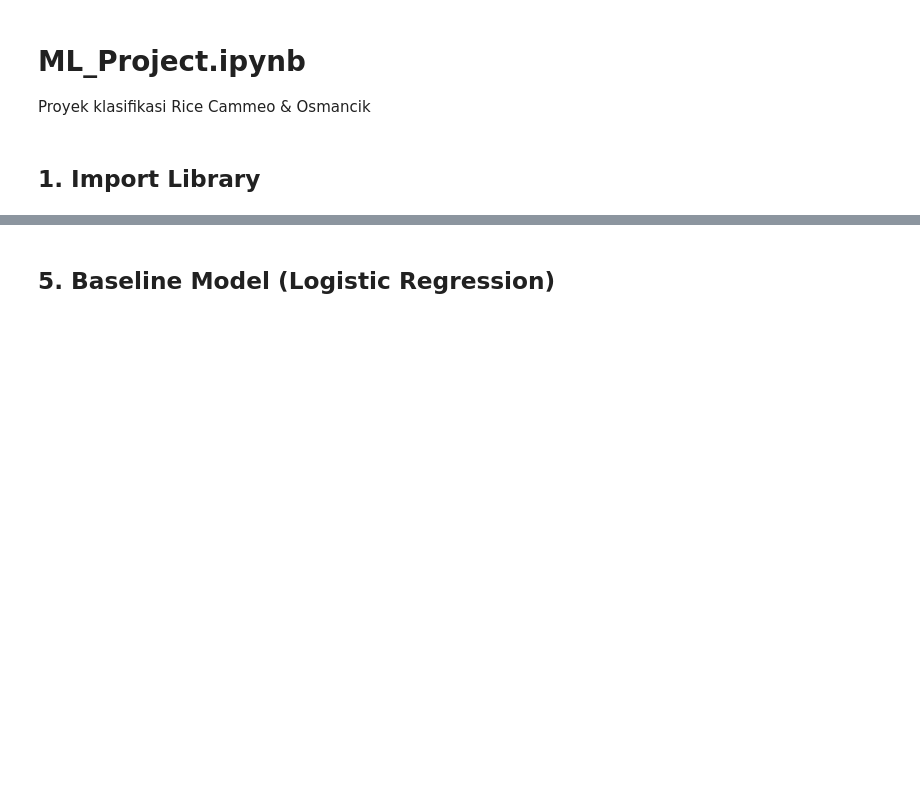
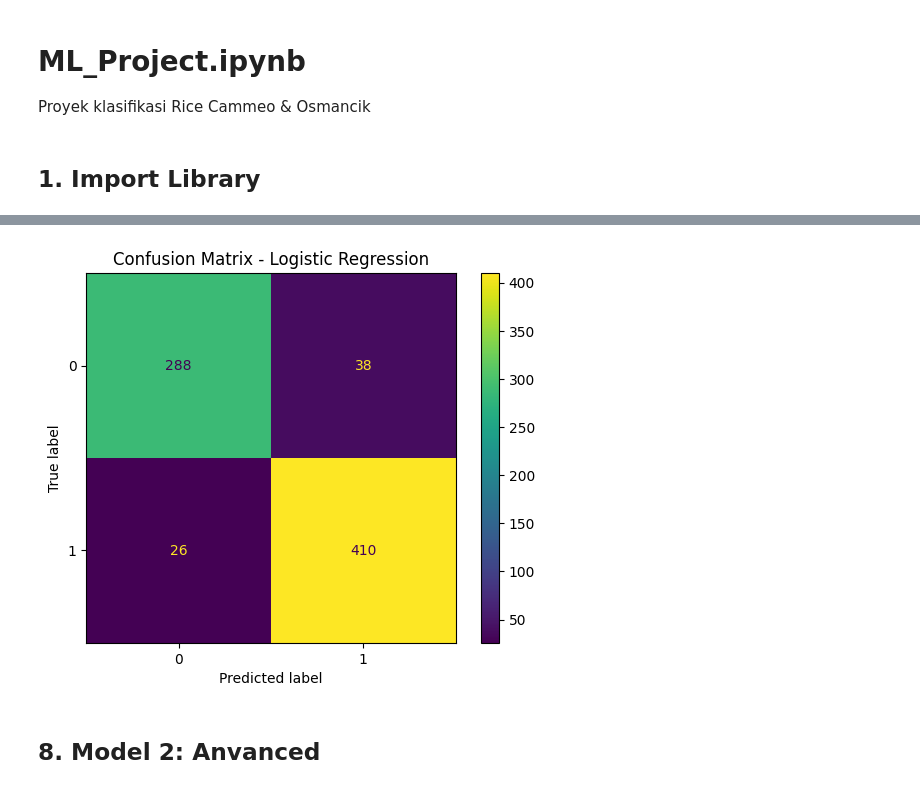
Before and after one commit to selena2355/Data-Science, a Jupyter notebook: notebooks/ML_Project.ipynb, the cells around one changed output, grey strips where cells are left out. Saved outputs shown, nothing was run; the diff lists cells and outputs as text; code cells hidden in the pictures; blank space fills up the shorter version.

```diff
--- a/notebooks/ML_Project.ipynb
+++ b/notebooks/ML_Project.ipynb
@@ -50,10 +178,19 @@ plt.show()
 # %%
-X = df.drop('Class', axis=1)
-y = df['Class']
-
-scaler = StandardScaler()
-X_scaled = scaler.fit_transform(X)
-
-X_train, X_test, y_train, y_test = train_test_split(
-    X_scaled, y, test_size=0.2, stratify=y, random_state=42
-)
+# Training Logistic Regression sebagai baseline model
+start = time.time()
+model_lr = train_baseline(X_train, y_train)
+train_lr_time = time.time() - start
+# %%
+# Evaluasi performa Logistic Regression
+model_lr = joblib.load("../models/model_baseline.pkl")
+start = time.time()
+y_pred_lr = model_lr.predict(X_test)
+inference_lr = time.time() - start
+
+acc_lr = accuracy_score(y_test, y_pred_lr)
+prec_lr = precision_score(y_test, y_pred_lr, average="weighted")
+rec_lr = recall_score(y_test, y_pred_lr, average="weighted")
+f1_lr = f1_score(y_test, y_pred_lr, average="weighted")
+
+print("Accuracy:", accuracy_score(y_test, y_pred_lr))
+print(classification_report(y_test, y_pred_lr))
@@ -60,3 +207,13 @@ X_train, X_test, y_train, y_test = train_test_split(
+# %%
+# Confusion Matrix untuk Logistic Regression
+cm = confusion_matrix(y_test, y_pred_lr)
+
+disp = ConfusionMatrixDisplay(confusion_matrix=cm)
+disp.plot()
+plt.title("Confusion Matrix - Logistic Regression")
+plt.show()
+# %% [output]
+[figure, added]
 # %% [markdown]
-## 5. Baseline Model (Logistic Regression)
+## 8. Model 2: Anvanced
 # %%
```
Also changed, not shown: parts of 39 cells of this notebook, 18 other files.
